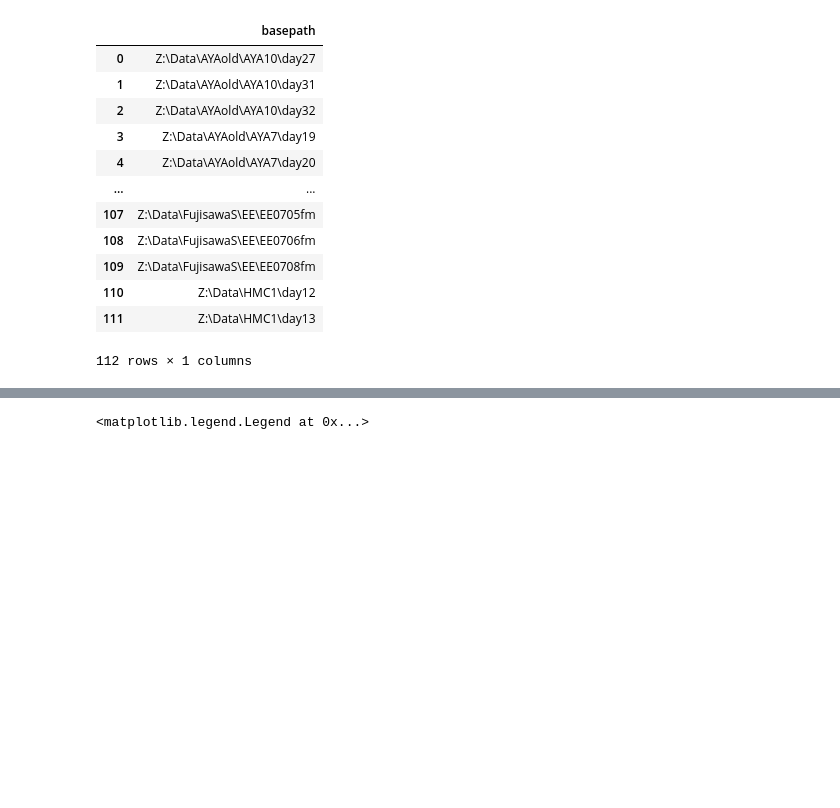
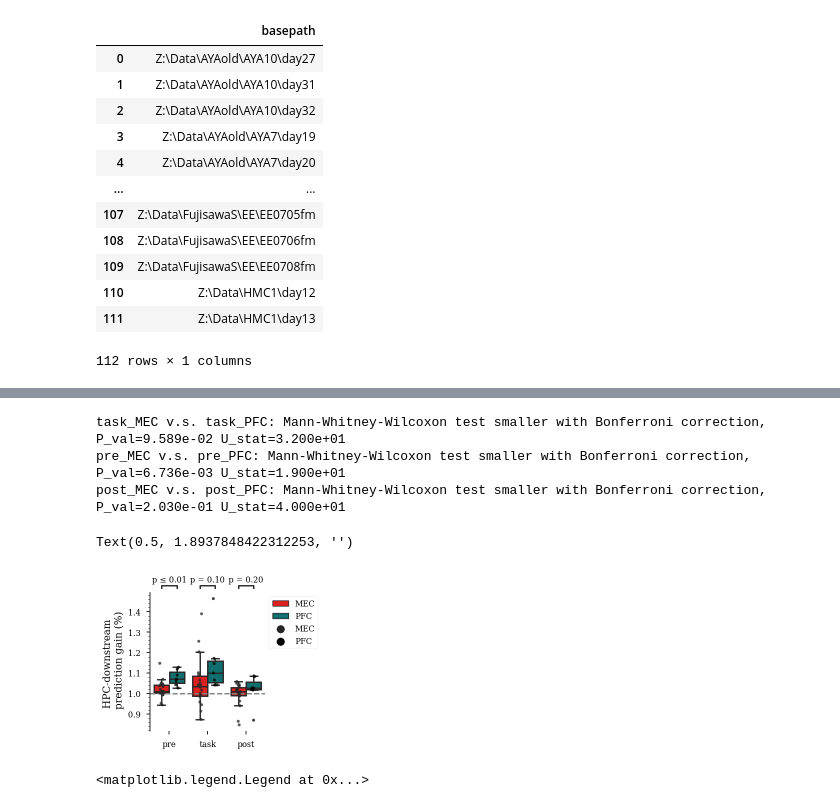
Before and after one commit to ryanharvey1/ripple_heterogeneity, a Jupyter notebook: scripts/readout/predict_downsteam.ipynb, the cells around one changed output, grey strips where cells are left out. Saved outputs shown, nothing was run; the diff lists cells and outputs as text; code cells hidden in the pictures; blank space fills up the shorter version.

```diff
--- a/scripts/readout/predict_downsteam.ipynb
+++ b/scripts/readout/predict_downsteam.ipynb
@@ -110,0 +153,65 @@ plt.legend(loc="upper left", bbox_to_anchor=(1, 1))
+# %%
+fig = plt.figure(
+    figsize=functions.set_size("thesis", fraction=.35, subplots=(2, 1)), edgecolor=None
+)
+
+group_colors = {"MEC": "#de2020", "PFC": "#116f70"}
+sns.set_palette(sns.color_palette(group_colors.values()))
+
+
+ax = sns.boxplot(
+    y="mse_prediction_gain",
+    x="epoch_i",
+    hue="targ_reg",
+    hue_order=group_colors.keys(),
+    data=results,
+    showfliers=False,
+    saturation=1,
+)
+sns.stripplot(
+    y="mse_prediction_gain",
+    x="epoch_i",
+    hue="targ_reg",
+    data=results,
+    dodge=True,
+    color="k",
+    size=3,
+    alpha=0.75,
+)
+
+# # move legend to the right
+plt.legend(loc="upper left", bbox_to_anchor=(1, 1))
+
+sns.despine(bottom=True)
+ax = plt.gca()
+ax.yaxis.set_minor_locator(AutoMinorLocator())
+plt.ylabel("HPC-downstream \n prediction gain (%)")
+plt.axhline(1, color="grey", linestyle="--")
+
+
+box_pairs = [
+    (("pre", "MEC"), ("pre", "PFC")),
+    (("task", "MEC"), ("task", "PFC")),
+    (("post", "MEC"), ("post", "PFC")),
+]
+add_stat_annotation(
+    plt.gca(),
+    data=results,
+    y="mse_prediction_gain",
+    x="epoch_i",
+    hue="targ_reg",
+    box_pairs=box_pairs,
+    test="Mann-Whitney-ls",
+    text_format="simple",
+    loc="outside",
+    verbose=2,
+    fontsize=8
+)
+
+plt.xlabel("")
+# %% [output]
+task_MEC v.s. task_PFC: Mann-Whitney-Wilcoxon test smaller with Bonferroni correction, P_val=9.589e-02 U_stat=3.200e+01
+pre_MEC v.s. pre_PFC: Mann-Whitney-Wilcoxon test smaller with Bonferroni correction, P_val=6.736e-03 U_stat=1.900e+01
+post_MEC v.s. post_PFC: Mann-Whitney-Wilcoxon test smaller with Bonferroni correction, P_val=2.030e-01 U_stat=4.000e+01
+Text(0.5, 1.8937848422312253, '')
+[figure, added]
```
Also changed, not shown: parts of 9 cells of this notebook.
